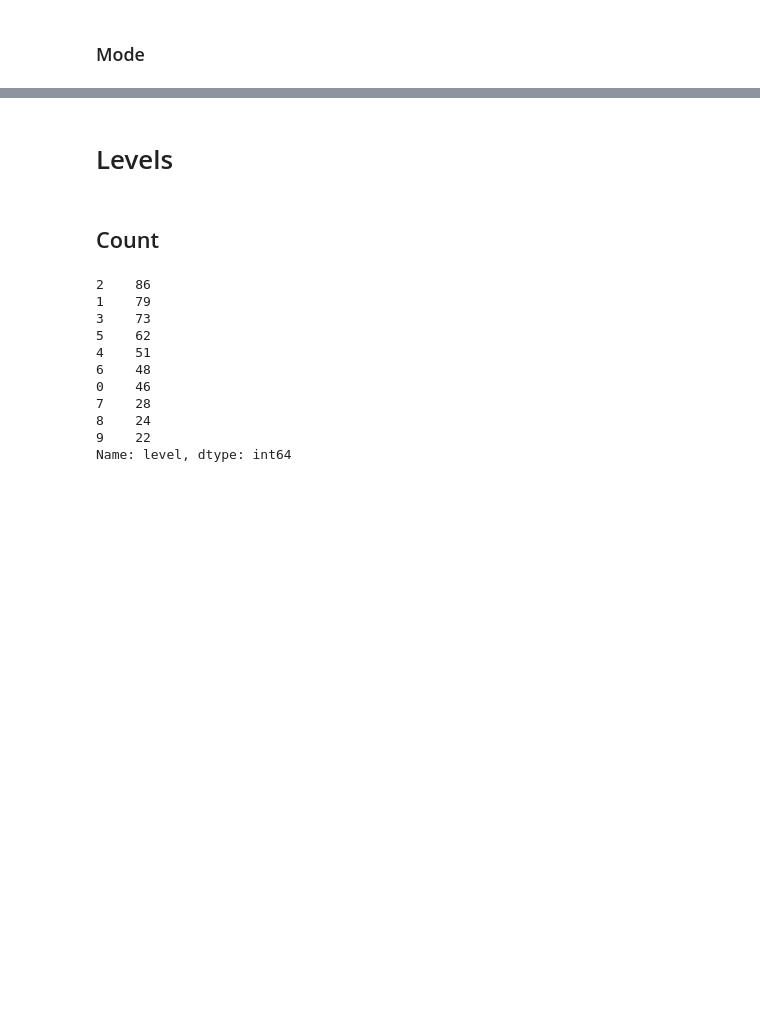
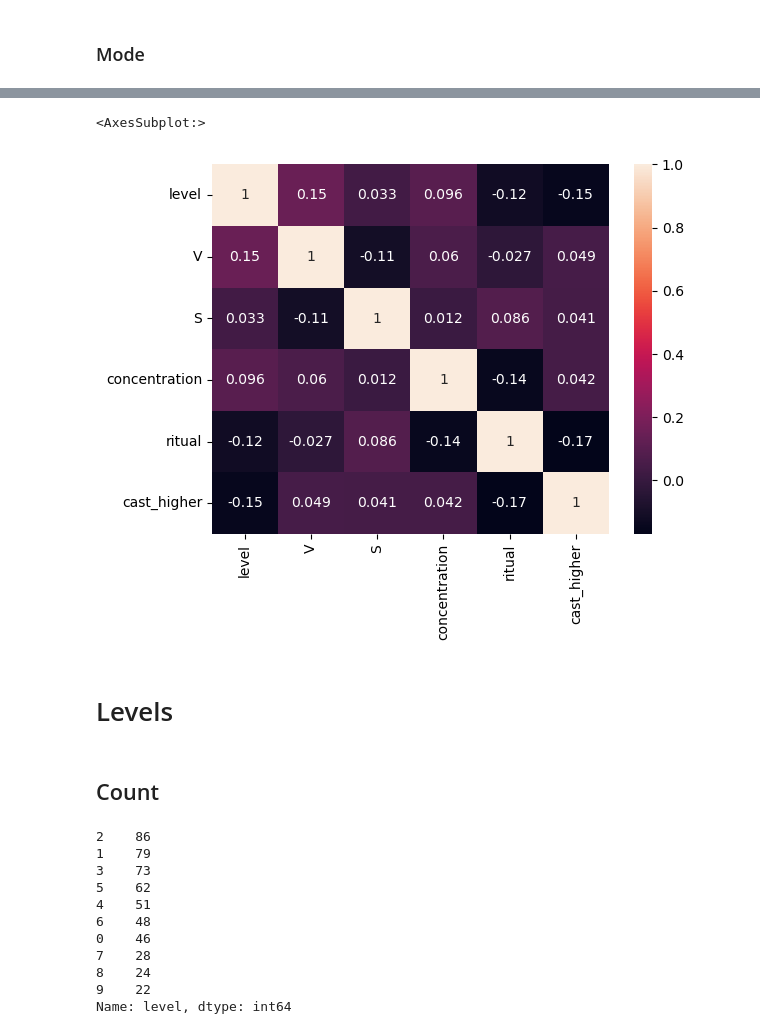
Before and after one commit to TheDataRogue/dnd-5e-spells, a Jupyter notebook: analysis/spells_analysis.ipynb, the cells around one changed output, grey strips where cells are left out. Saved outputs shown, nothing was run; the diff lists cells and outputs as text; code cells hidden in the pictures; blank space fills up the shorter version.

```diff
--- a/analysis/spells_analysis.ipynb
+++ b/analysis/spells_analysis.ipynb
@@ -81,0 +89,3 @@ spells.mode(numeric_only=True)
+# %%
+corr_matrix = spells.corr()
+corr_matrix
@@ -82,3 +100,8 @@ spells.mode(numeric_only=True)
+# %%
+sns.heatmap(corr_matrix, annot=True)
+# %% [output]
+<AxesSubplot:>
+[figure, added]
 # %% [markdown]
 # Levels
 # %% [markdown]
```
Also changed, not shown: parts of 55 cells of this notebook, 1 other file.
